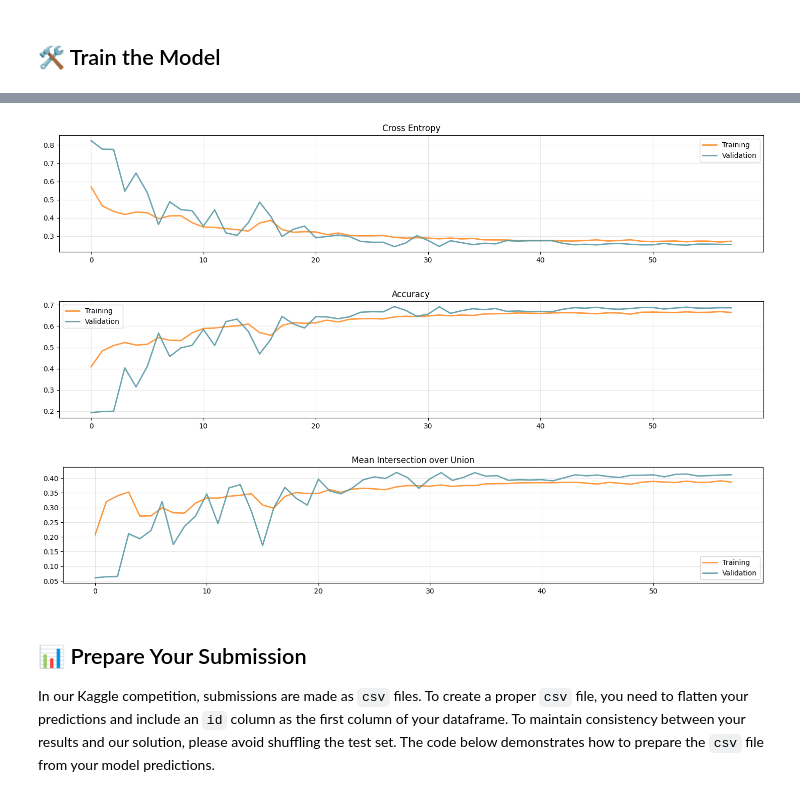
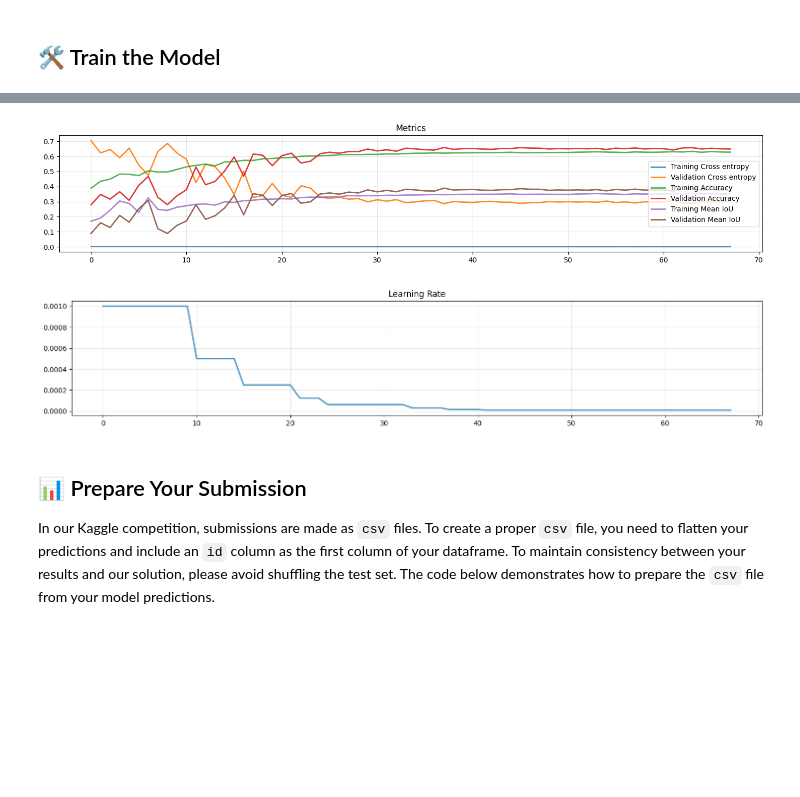
Before and after one commit to sissamatteo29/MarsTerrainSemanticSegmentation, a Jupyter notebook: angela-s-notebook.ipynb, the cells around one changed output, grey strips where cells are left out. Drawn from its saved outputs; the diff is of its cells as text; code cells hidden in the pictures; blank space fills up the shorter version.

```diff
--- a/angela-s-notebook.ipynb
+++ b/angela-s-notebook.ipynb
@@ -662,18 +734,11 @@ Model compiled!
 # Setup callbacks
 
 early_stopping = tf.keras.callbacks.EarlyStopping(
-    monitor='val_accuracy',
-    mode='max',
-    patience=PATIENCE,
-    restore_best_weights=True
+    monitor="val_accuracy", mode="max", patience=PATIENCE, restore_best_weights=True
 )
 
 reduce_lr = tf.keras.callbacks.ReduceLROnPlateau(
-    monitor="val_loss",
-    factor=0.5,
-    patience=3,
-    mode="auto",
-    min_lr=1e-5
+    monitor="val_loss", factor=0.5, patience=3, mode="auto", min_lr=1e-5
 )
 # %%
 # Train the model
@@ -682,7 +747,6 @@ history = model.fit(
     epochs=EPOCHS,
     validation_data=val_dataset,
     callbacks=[early_stopping, reduce_lr],
-    verbose=1
+    verbose=1,
+    class_weight=class_weight_dict,  # to balance classes
 ).history
-
-print("\nFinished")
@@ -701,42 +789,35 @@ model.save(model_filename)
 # Delete the model to free up resources
 del model
 # %%
+#Plot Metrics
+
+plt.figure(figsize=(18, 3))
 # Plot and display training and validation loss
-plt.figure(figsize=(18, 3))
-plt.plot(history['loss'], label='Training', alpha=0.8, color='#ff7f0e', linewidth=2)
-plt.plot(history['val_loss'], label='Validation', alpha=0.9, color='#5a9aa5', linewidth=2)
-plt.title('Cross Entropy')
+plt.plot(history["loss"], label="Training Cross entropy", alpha=0.8, linewidth=2)
+plt.plot(history["val_loss"], label="Validation Cross entropy", alpha=0.9, linewidth=2)
+
+# Plot and display training and validation accuracy
+plt.plot(history['accuracy'], label='Training Accuracy', alpha=0.8, linewidth=2)
+plt.plot(history['val_accuracy'], label='Validation Accuracy', alpha=0.9, linewidth=2)
+
+# Plot and display training and validation mean IoU
+plt.plot(history["mean_iou"], label="Training Mean IoU", alpha=0.8, linewidth=2)
+plt.plot(history["val_mean_iou"], label="Validation Mean IoU", alpha=0.9, linewidth=2)
+
+plt.title("Metrics")
 plt.legend()
 plt.grid(alpha=0.3)
 plt.show()
 
-# Plot and display training and validation accuracy
+# Plot Learning rate
 plt.figure(figsize=(18, 3))
-plt.plot(history['accuracy'], label='Training', alpha=0.8, color='#ff7f0e', linewidth=2)
-plt.plot(history['val_accuracy'], label='Validation', alpha=0.9, color='#5a9aa5', linewidth=2)
-plt.title('Accuracy')
-plt.legend()
+plt.plot(history["learning_rate"], label="Learning rate", alpha=0.8, linewidth=2)
+plt.title("Learning Rate")
 plt.grid(alpha=0.3)
 plt.show()
-
-# Plot and display training and validation mean IoU
-plt.figure(figsize=(18, 3))
-
-plt.plot(history['mean_iou'], label='Training', alpha=0.8, color='#ff7f0e', linewidth=2)
-
-plt.plot(history['val_mean_iou'], label='Validation', alpha=0.9, color='#5a9aa5', linewidth=2)
-
-plt.title('Mean Intersection over Union')
-
-plt.legend()
-
-plt.grid(alpha=0.3)
-
-plt.show()
 # %% [output]
-[figure, old version]
+[figure, new version]
-[figure, old version]
+[figure, new version]
-[figure, removed]
 # %% [markdown]
 ## 📊 Prepare Your Submission
 
```
Also changed, not shown: parts of 44 cells of this notebook.
